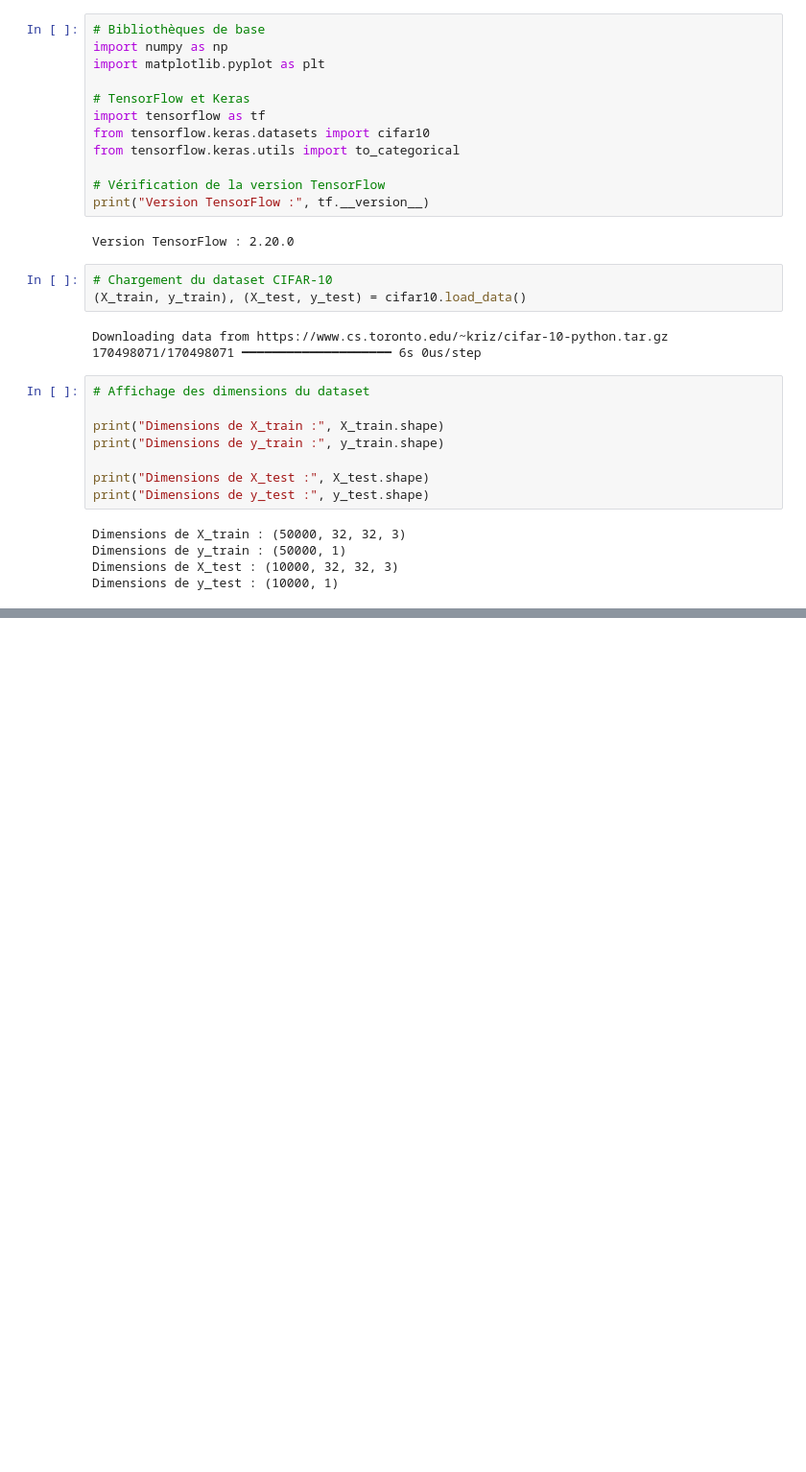
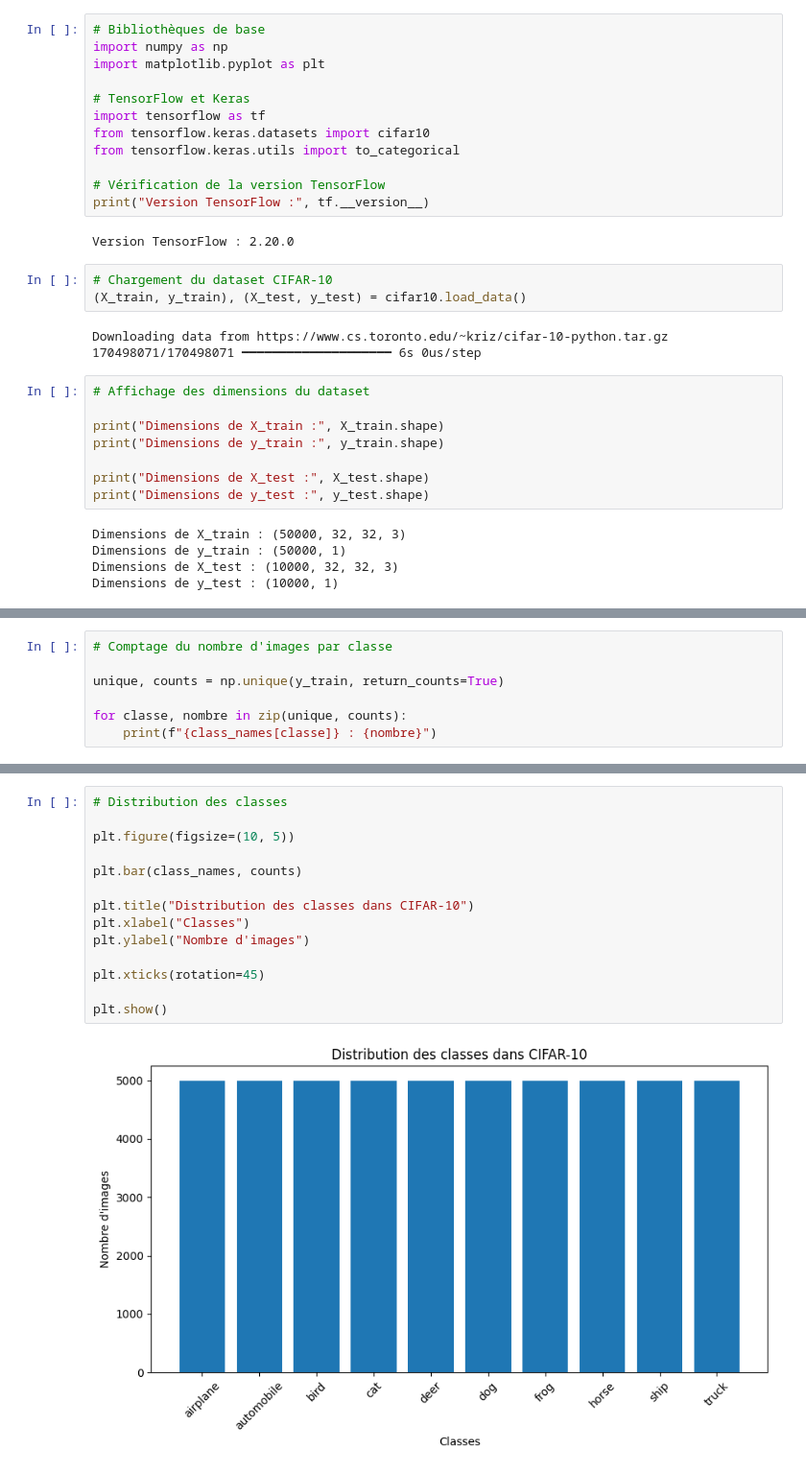
Before and after one commit to RaymCharles/Projet-CNN, a Jupyter notebook: Projet_ML.ipynb, the cells around one changed output, grey strips where cells are left out. Shown at 96% size. Saved outputs shown, nothing was run; the diff lists cells and outputs as text; blank space fills up the shorter version.

```diff
--- a/Projet_ML.ipynb
+++ b/Projet_ML.ipynb
@@ -49,0 +180,7 @@ Dimensions de y_test : (10000, 1)
+# %%
+# Comptage du nombre d'images par classe
+
+unique, counts = np.unique(y_train, return_counts=True)
+
+for classe, nombre in zip(unique, counts):
+    print(f"{class_names[classe]} : {nombre}")
@@ -49,0 +198,16 @@ Dimensions de y_test : (10000, 1)
+# %%
+# Distribution des classes
+
+plt.figure(figsize=(10, 5))
+
+plt.bar(class_names, counts)
+
+plt.title("Distribution des classes dans CIFAR-10")
+plt.xlabel("Classes")
+plt.ylabel("Nombre d'images")
+
+plt.xticks(rotation=45)
+
+plt.show()
+# %% [output]
+[figure, added]
```
Also changed, not shown: parts of 15 cells of this notebook.
